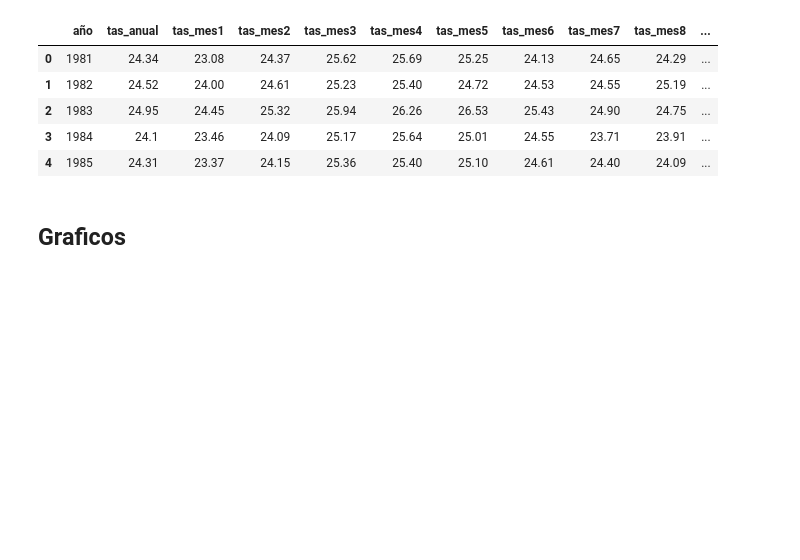
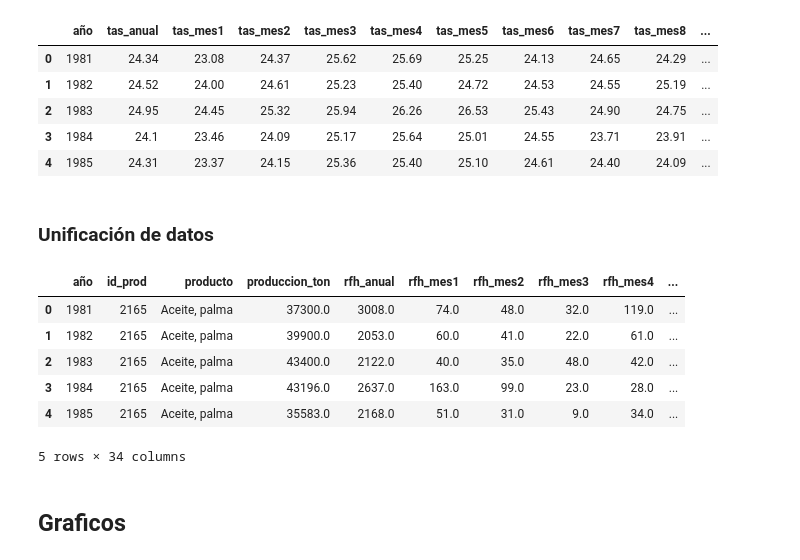
Before and after one commit to jalmengor/experimental-design-project, a Jupyter notebook: experimento.ipynb, the cells around one changed output. Cells and saved outputs as stored; diff of their text form; code cells hidden in the pictures; blank space fills up the shorter version.

Commit message:
unificados datos con el orden QLC, RFH, TAS & TLC

```diff
--- a/experimento.ipynb
+++ b/experimento.ipynb
@@ -462,6 +462,34 @@ df_tas.head()
 | 2 | 1983 | 24.95 | 24.45 | 25.32 | 25.94 | 26.26 | 26.53 | 25.43 | 24.90 | 24.75 | ... |
 | 3 | 1984 | 24.1 | 23.46 | 24.09 | 25.17 | 25.64 | 25.01 | 24.55 | 23.71 | 23.91 | ... |
 | 4 | 1985 | 24.31 | 23.37 | 24.15 | 25.36 | 25.40 | 25.10 | 24.61 | 24.40 | 24.09 | ... |
+# %% [markdown]
+### Unificación de datos
+# %%
+# Unificar datos con el orden QLC, RFH, TAS & TLC
+
+# Unir los DataFrames por las columnas 'año' para rfh
+
+df_palma = pd.merge(df_qcl, df_rfh, on=['año'], how='outer')
+
+# Unir los DataFrames por las columnas 'año' para tas
+
+df_palma = pd.merge(df_palma, df_tas, on=['año'], how='outer')
+
+# Unir los DataFrames por las columnas 'año', 'id_prod' y 'producto'
+
+df_palma = pd.merge(df_palma, df_tlc, on=['año', 'id_prod', 'producto'], how='outer')
+
+
+# Print
+df_palma.head()
+# %% [output]
+|  | año | id_prod | producto | produccion_ton | rfh_anual | rfh_mes1 | rfh_mes2 | rfh_mes3 | rfh_mes4 | ... |
+| 0 | 1981 | 2165 | Aceite, palma | 37300.0 | 3008.0 | 74.0 | 48.0 | 32.0 | 119.0 | ... |
+| 1 | 1982 | 2165 | Aceite, palma | 39900.0 | 2053.0 | 60.0 | 41.0 | 22.0 | 61.0 | ... |
+| 2 | 1983 | 2165 | Aceite, palma | 43400.0 | 2122.0 | 40.0 | 35.0 | 48.0 | 42.0 | ... |
+| 3 | 1984 | 2165 | Aceite, palma | 43196.0 | 2637.0 | 163.0 | 99.0 | 23.0 | 28.0 | ... |
+| 4 | 1985 | 2165 | Aceite, palma | 35583.0 | 2168.0 | 51.0 | 31.0 | 9.0 | 34.0 | ... |
+5 rows × 34 columns
 # %% [markdown]
 ## Graficos
 # %%
```
